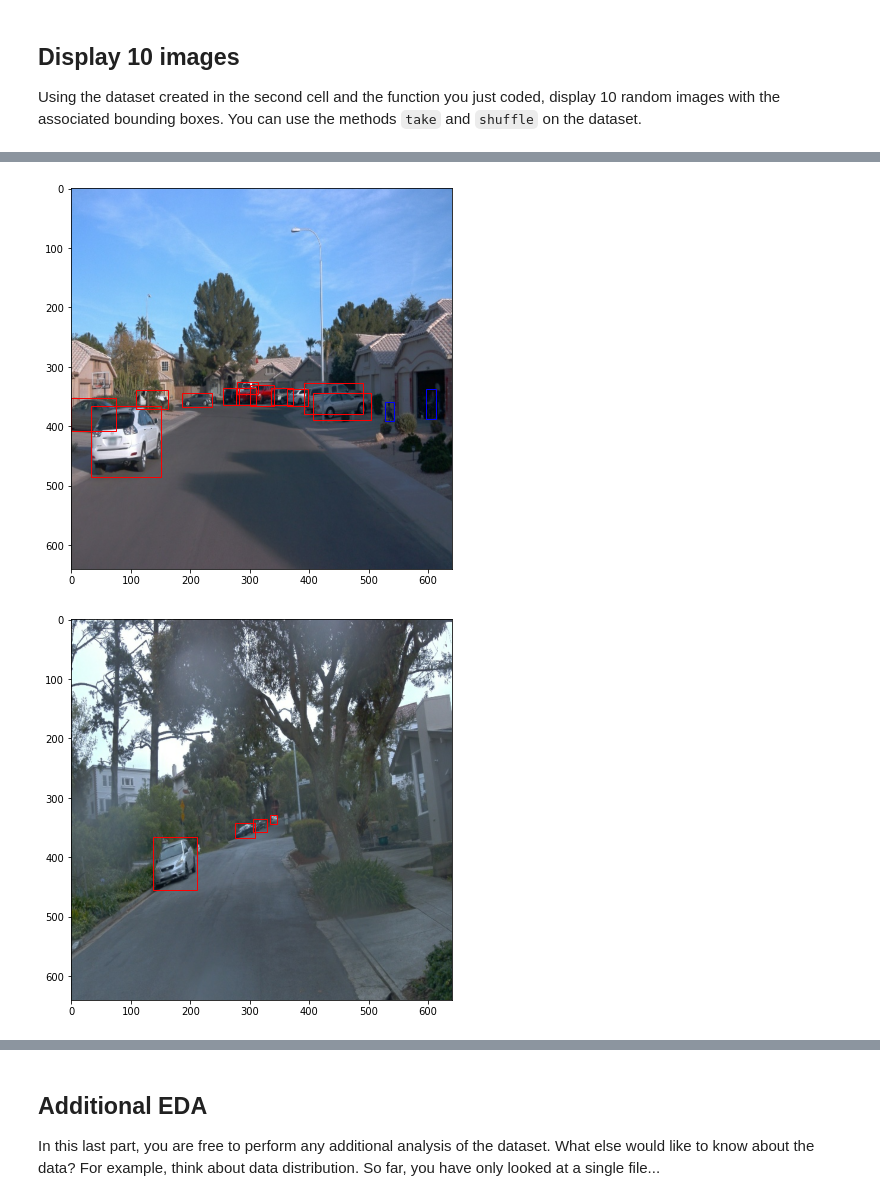
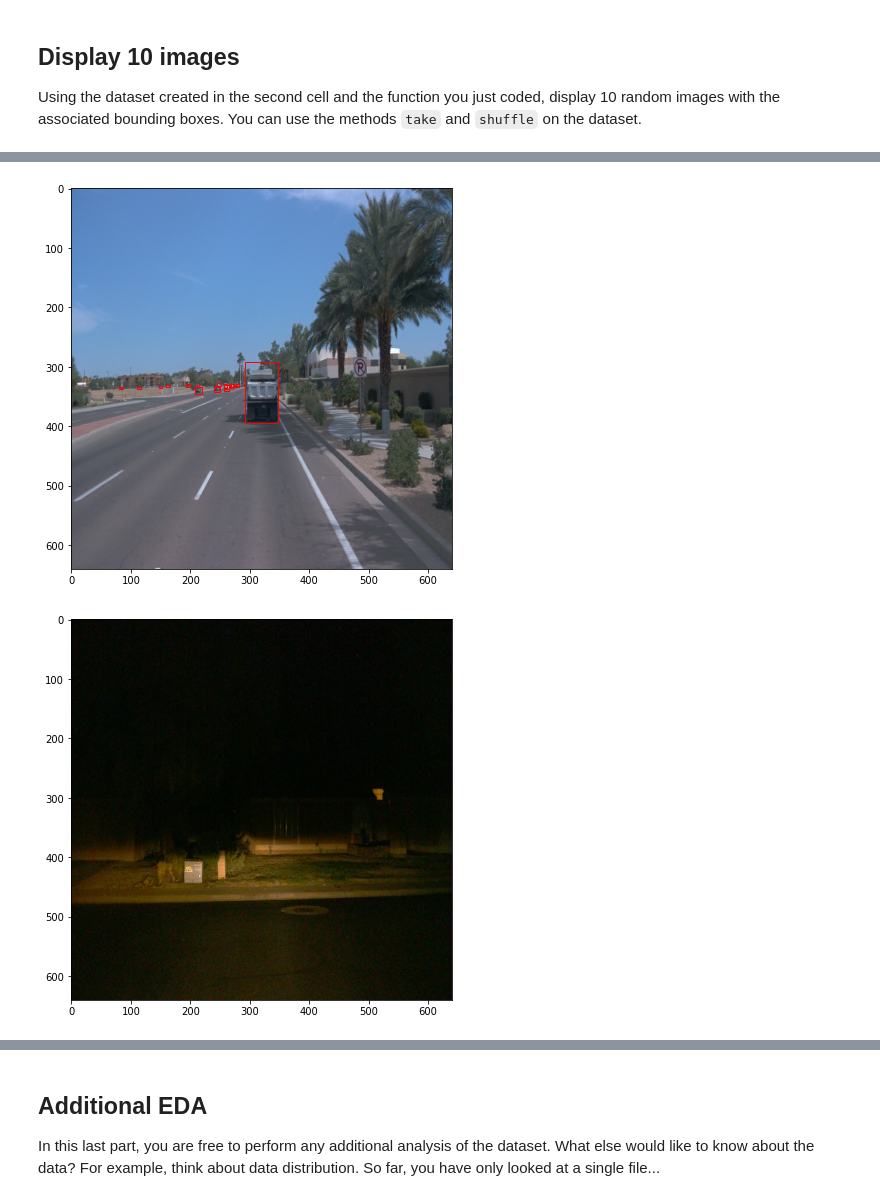
Before and after one commit to Rakso75/nd013-c1-vision-starter, a Jupyter notebook: Exploratory Data Analysis.ipynb, the cells around one changed output, grey strips where cells are left out. Cells and saved outputs as stored; diff of their text form; code cells hidden in the pictures.

```diff
--- a/Exploratory Data Analysis.ipynb
+++ b/Exploratory Data Analysis.ipynb
@@ -65,6 +65,6 @@ def display_images(batch):
 Using the dataset created in the second cell and the function you just coded, display 10 random images with the associated bounding boxes. You can use the methods `take` and `shuffle` on the dataset.
 # %%
 # Display 10 random images in dataset
-for datapoint in dataset.take(10):
+for datapoint in dataset.shuffle(15, reshuffle_each_iteration=True).take(10):  #shuffle(75, reshuffle_each_iteration=True).take(1)
     display_images(datapoint)
 # %% [output]
@@ -72,2 +72,2 @@ for datapoint in dataset.take(10):
-[figure, old version]
+[figure, new version]
-[figure, old version]
+[figure, new version]
```
Also changed, not shown: parts of 2 cells of this notebook.
